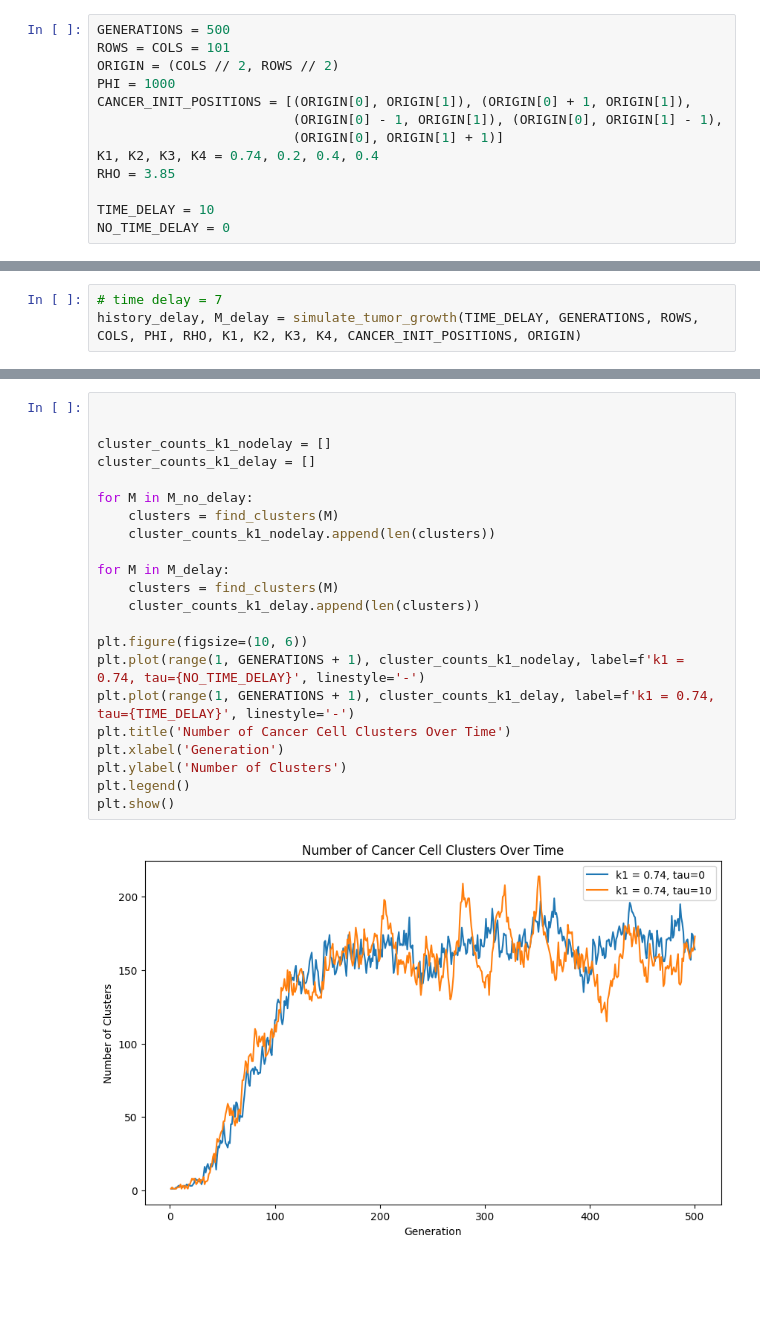
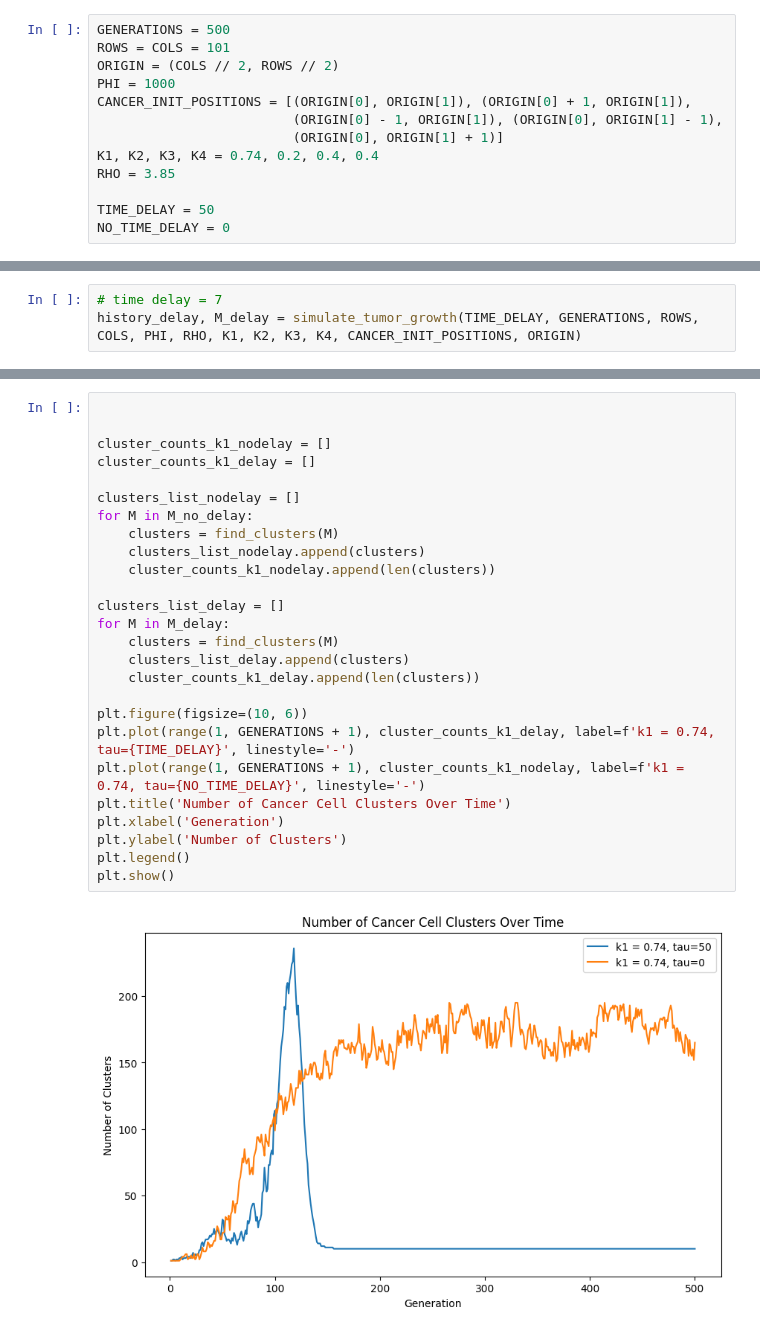
Before and after one commit to shreyaraghavendra/css_group_6, a Jupyter notebook: code/cluster_analysis.ipynb, the cells around one changed output, grey strips where cells are left out. Cells and saved outputs as stored; diff of their text form; blank space fills up the shorter version.

Commit message:
cluster analysis

```diff
--- a/code/cluster_analysis.ipynb
+++ b/code/cluster_analysis.ipynb
@@ -25,7 +25,7 @@ CANCER_INIT_POSITIONS = [(ORIGIN[0], ORIGIN[1]), (ORIGIN[0] + 1, ORIGIN[1]),
 K1, K2, K3, K4 = 0.74, 0.2, 0.4, 0.4
 RHO = 3.85
 
-TIME_DELAY = 10
+TIME_DELAY = 50
 NO_TIME_DELAY = 0
 # %%
 def find_clusters(grid):
@@ -73,27 +73,31 @@ plt.show()
 # %%
 
 
 cluster_counts_k1_nodelay = []
 cluster_counts_k1_delay = []
 
+clusters_list_nodelay = []
 for M in M_no_delay:
     clusters = find_clusters(M)
+    clusters_list_nodelay.append(clusters)
     cluster_counts_k1_nodelay.append(len(clusters))
 
+clusters_list_delay = []
 for M in M_delay:
     clusters = find_clusters(M)
+    clusters_list_delay.append(clusters)
     cluster_counts_k1_delay.append(len(clusters))
 
 plt.figure(figsize=(10, 6))
+plt.plot(range(1, GENERATIONS + 1), cluster_counts_k1_delay, label=f'k1 = 0.74, tau={TIME_DELAY}', linestyle='-')
 plt.plot(range(1, GENERATIONS + 1), cluster_counts_k1_nodelay, label=f'k1 = 0.74, tau={NO_TIME_DELAY}', linestyle='-')
-plt.plot(range(1, GENERATIONS + 1), cluster_counts_k1_delay, label=f'k1 = 0.74, tau={TIME_DELAY}', linestyle='-')
 plt.title('Number of Cancer Cell Clusters Over Time')
 plt.xlabel('Generation')
 plt.ylabel('Number of Clusters')
 plt.legend()
 plt.show()
 # %% [output]
-[figure, old version]
+[figure, new version]
 # %%
 
 plt.figure(figsize=(10, 6))
```
Also changed, not shown: parts of 3 cells of this notebook.
